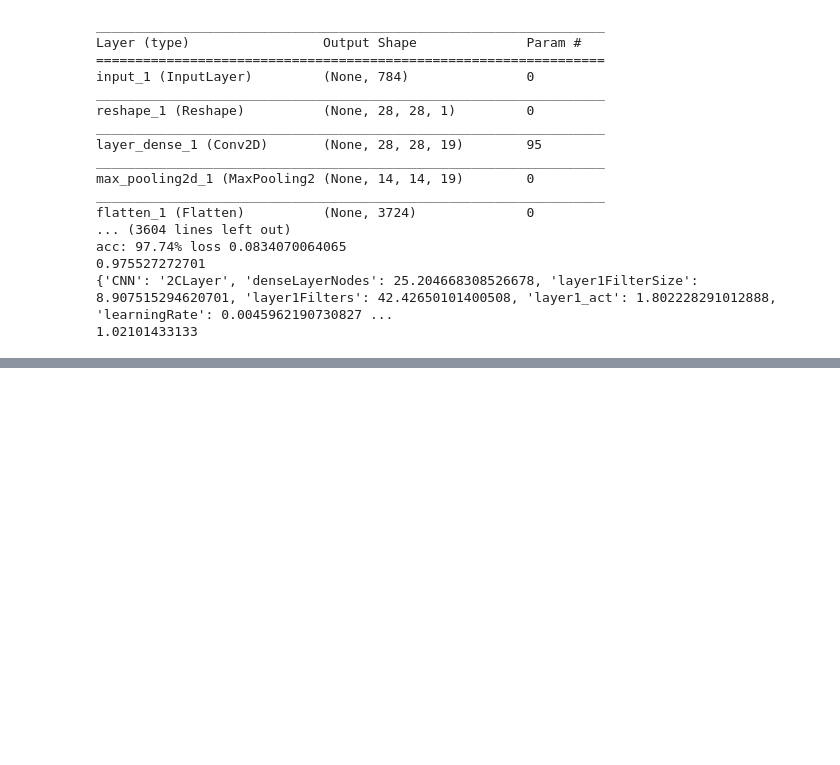
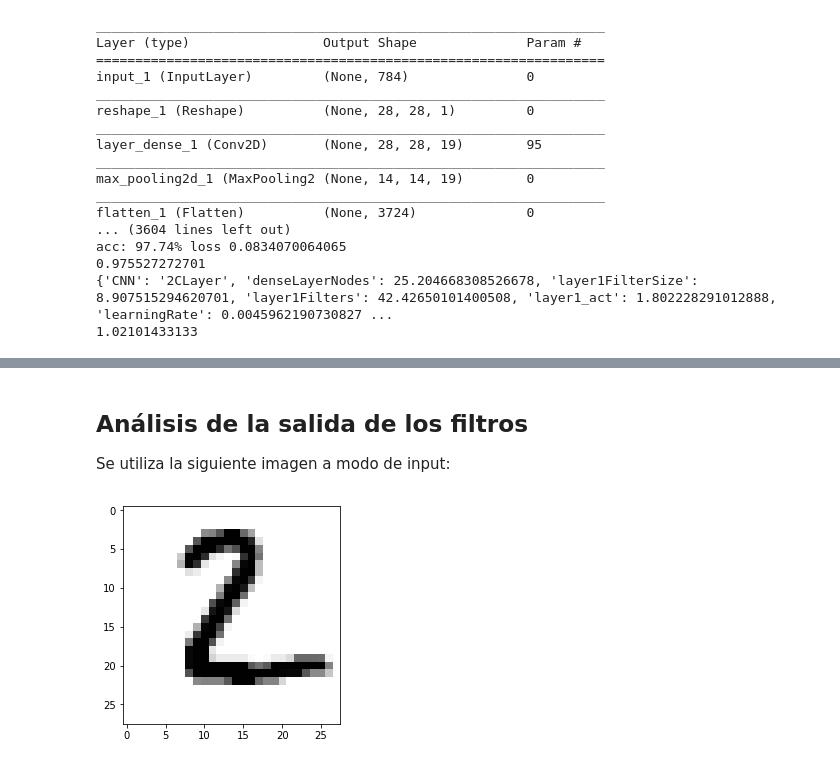
Before and after one commit to gonzalovodanovic/pso_dnn, a Jupyter notebook: pso_mnist_cnn.ipynb, the cells around one changed output, grey strips where cells are left out. Drawn from its saved outputs; the diff is of its cells as text; code cells hidden in the pictures; blank space fills up the shorter version.

```diff
--- a/pso_mnist_cnn.ipynb
+++ b/pso_mnist_cnn.ipynb
@@ -493,0 +583,9 @@ acc: 98.37% loss 0.0552510514956
+# %% [markdown]
+## Análisis de la salida de los filtros
+
+Se utiliza la siguiente imagen a modo de input:
+# %%
+image1 = data.test.images[1]
+plot_image(image1)
+# %% [output]
+[figure, added]
```
Also changed, not shown: parts of 11 cells of this notebook.
